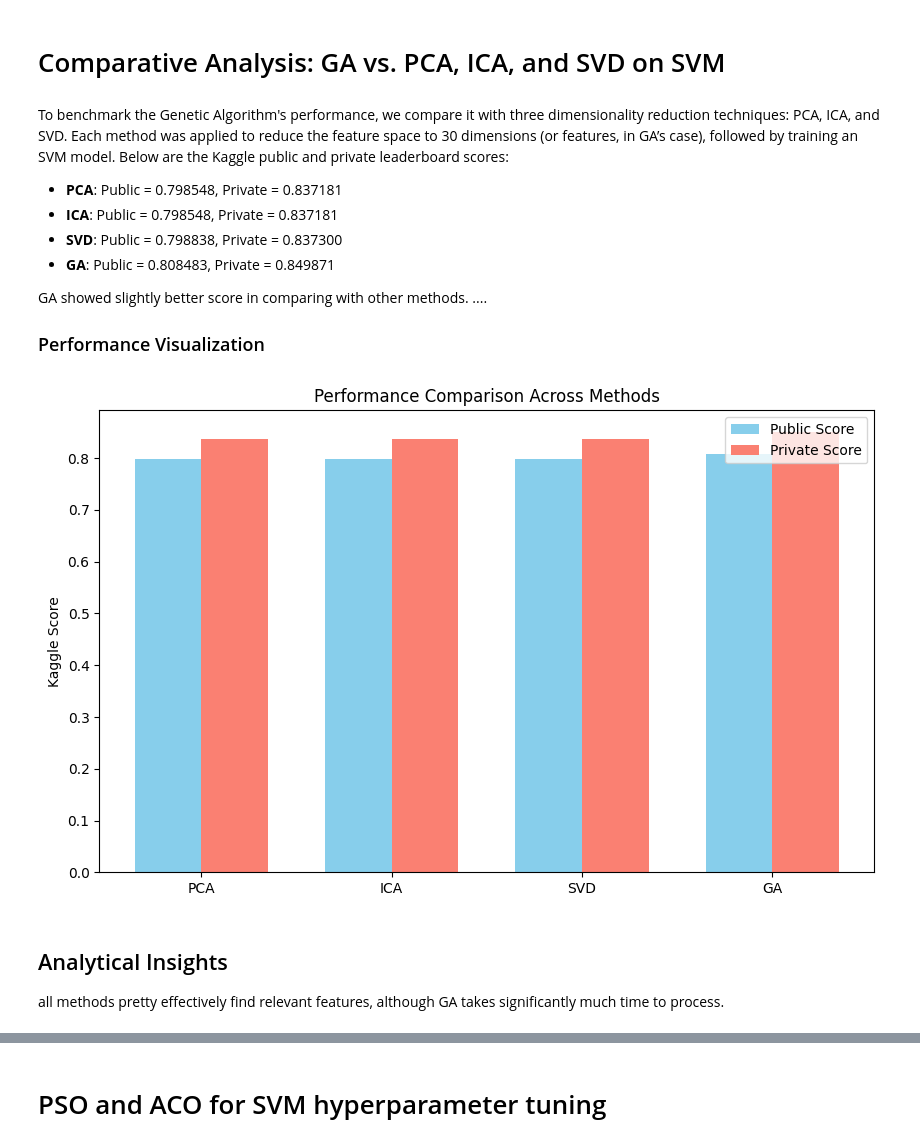
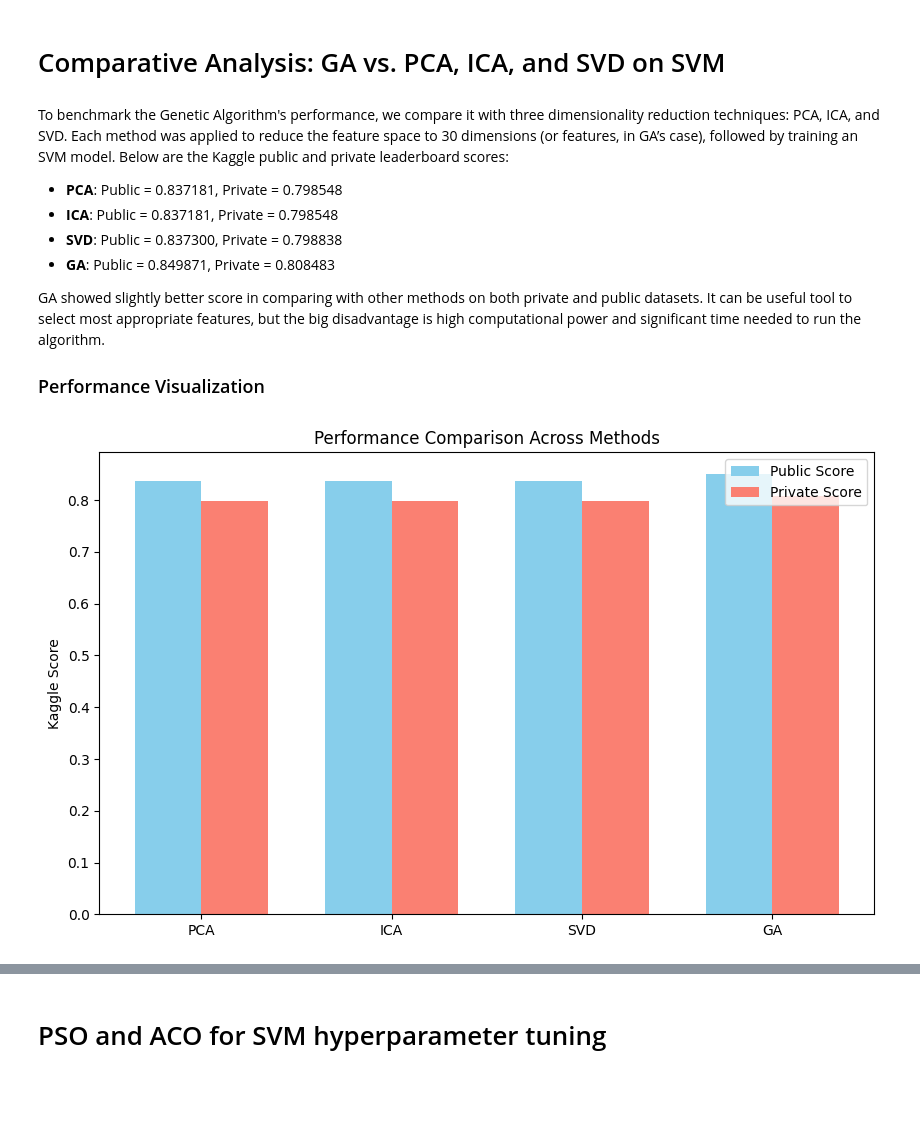
Before and after one commit to poinka/FraudDetection, a Jupyter notebook: main.ipynb, the cells around one changed output, grey strips where cells are left out. Cells and saved outputs as stored; diff of their text form; code cells hidden in the pictures; blank space fills up the shorter version.

```diff
--- a/main.ipynb
+++ b/main.ipynb
@@ -613,35 +615,31 @@ Private score: 0.808483
 # %% [markdown]
 To benchmark the Genetic Algorithm's performance, we compare it with three dimensionality reduction techniques: PCA, ICA, and SVD. Each method was applied to reduce the feature space to 30 dimensions (or features, in GA’s case), followed by training an SVM model. Below are the Kaggle public and private leaderboard scores:
 
-- **PCA**: Public = 0.798548, Private = 0.837181
-- **ICA**: Public = 0.798548, Private = 0.837181
-- **SVD**: Public = 0.798838, Private = 0.837300
-- **GA**: Public = 0.808483, Private = 0.849871
+- **PCA**: Public = 0.837181, Private = 0.798548
+- **ICA**: Public = 0.837181, Private = 0.798548
+- **SVD**: Public = 0.837300, Private = 0.798838
+- **GA**: Public = 0.849871, Private = 0.808483
 
-GA showed slightly better score in comparing with other methods. ....
+GA showed slightly better score in comparing with other methods on both private and public datasets. It can be useful tool to select most appropriate features, but the big disadvantage is high computational power and significant time needed to run the algorithm.
 
 ### Performance Visualization
 # %%
 # Bar plot comparing methods
 methods = ['PCA', 'ICA', 'SVD', 'GA']
-public_scores = [0.798548, 0.798548, 0.798838, 0.808483]
-private_scores = [0.837181, 0.837181, 0.837300, 0.849871]
+public_scores = [0.837181, 0.837181, 0.837300, 0.849871]
+private_scores = [0.798548, 0.798548, 0.798838, 0.808483]
 
 x = np.arange(len(methods))
 width = 0.35
 
 fig, ax = plt.subplots(figsize=(10, 6))
 ax.bar(x - width/2, public_scores, width, label='Public Score', color='skyblue')
 ax.bar(x + width/2, private_scores, width, label='Private Score', color='salmon')
 ax.set_ylabel('Kaggle Score')
 ax.set_title('Performance Comparison Across Methods')
 ax.set_xticks(x)
 ax.set_xticklabels(methods)
 ax.legend()
 plt.show()
 # %% [output]
-[figure, old version]
+[figure, new version]
-# %% [markdown]
-## Analytical Insights
-
-all methods pretty effectively find relevant features, although GA takes significantly much time to process.
```
Also changed, not shown: parts of 13 cells of this notebook.
